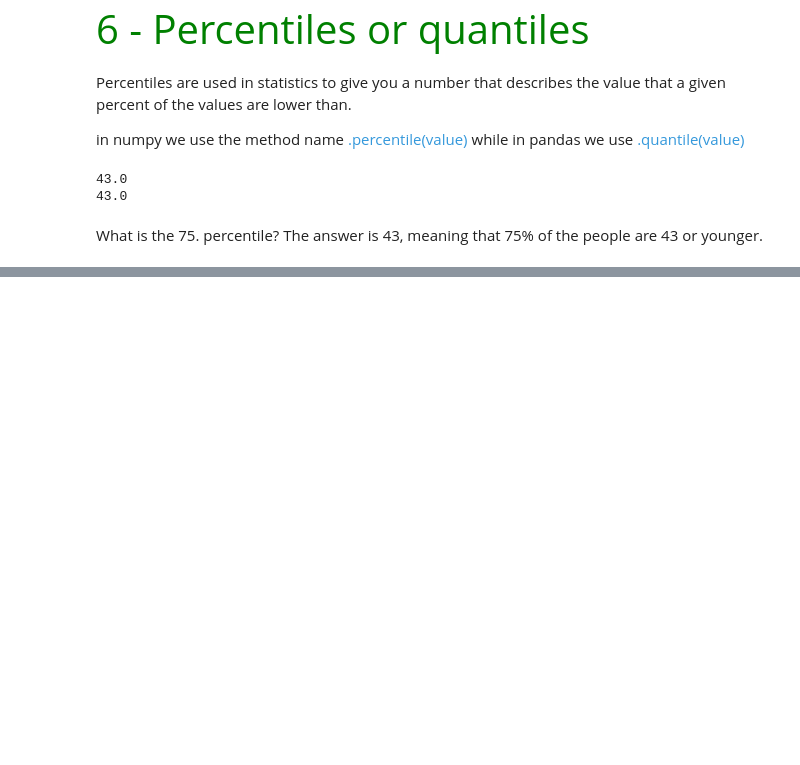
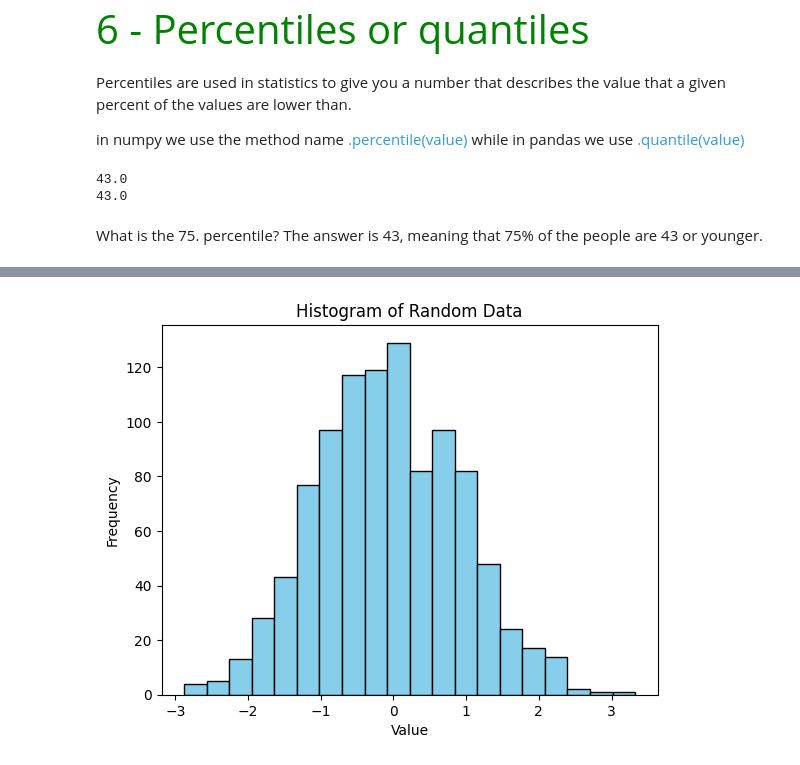
Before and after one commit to SouLayman2022/W3_machine_learning, a Jupyter notebook: Machine _learning_algorithmes.ipynb, the cells around one changed output, grey strips where cells are left out. Saved outputs shown, nothing was run; the diff lists cells and outputs as text; code cells hidden in the pictures; blank space fills up the shorter version.

```diff
--- a/Machine _learning_algorithmes.ipynb
+++ b/Machine _learning_algorithmes.ipynb
@@ -149,0 +189,17 @@ What is the 75. percentile? The answer is 43, meaning that 75% of the people are
+# %%
+# Generate random data
+data = np.random.normal(loc=0, scale=1, size=1000)
+
+# Create a histogram
+#data is x axis bins is num of bars
+plt.hist(data, bins=20, color='skyblue', edgecolor='black')
+
+# Add labels and title
+plt.xlabel('Value')
+plt.ylabel('Frequency')
+plt.title('Histogram of Random Data')
+
+# Show the plot
+plt.show()
+# %% [output]
+[figure, added]
```
Also changed, not shown: parts of 53 cells of this notebook, 4 other files.
